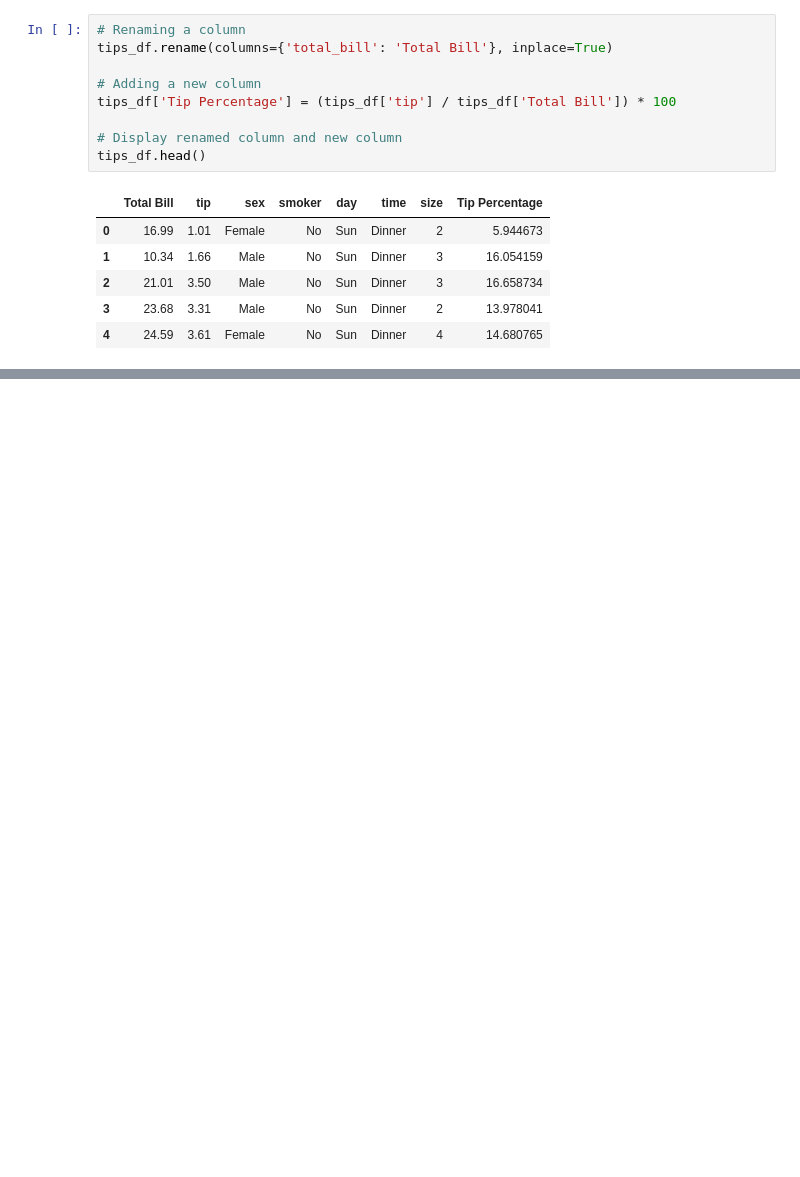
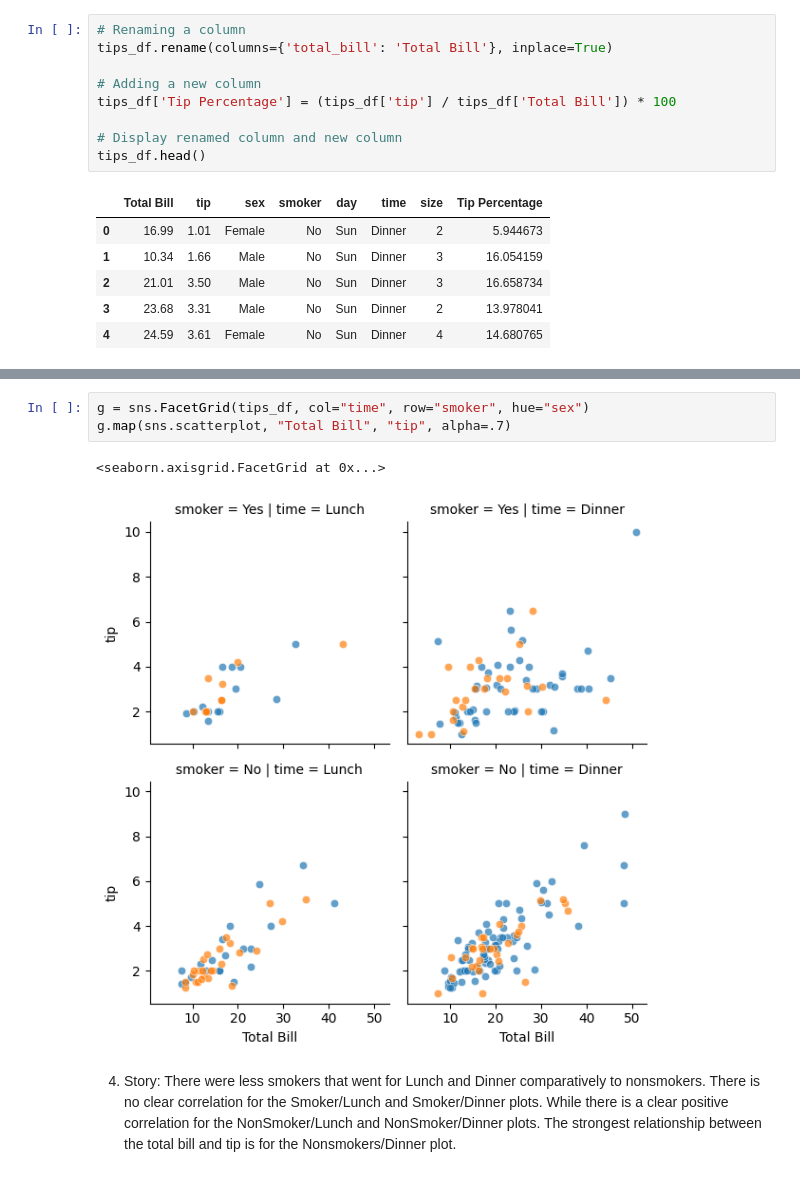
Before and after one commit to tmartin-m/datafun-06-eda, a Jupyter notebook: tmartin_eda.ipynb, the cells around one changed output, grey strips where cells are left out. Drawn from its saved outputs; the diff is of its cells as text; blank space fills up the shorter version.

```diff
--- a/tmartin_eda.ipynb
+++ b/tmartin_eda.ipynb
@@ -163,0 +216,8 @@ tips_df.head()
+# %%
+g = sns.FacetGrid(tips_df, col="time", row="smoker", hue="sex")
+g.map(sns.scatterplot, "Total Bill", "tip", alpha=.7)
+# %% [output]
+<seaborn.axisgrid.FacetGrid at 0x...>
+[figure, added]
+# %% [markdown]
+4. Story: There were less smokers that went for Lunch and Dinner comparatively to nonsmokers. There is no clear correlation for the Smoker/Lunch and Smoker/Dinner plots. While there is a clear positive correlation for the NonSmoker/Lunch and NonSmoker/Dinner plots. The strongest relationship between the total bill and tip is for the Nonsmokers/Dinner plot.
```
Also changed, not shown: parts of 27 cells of this notebook.
